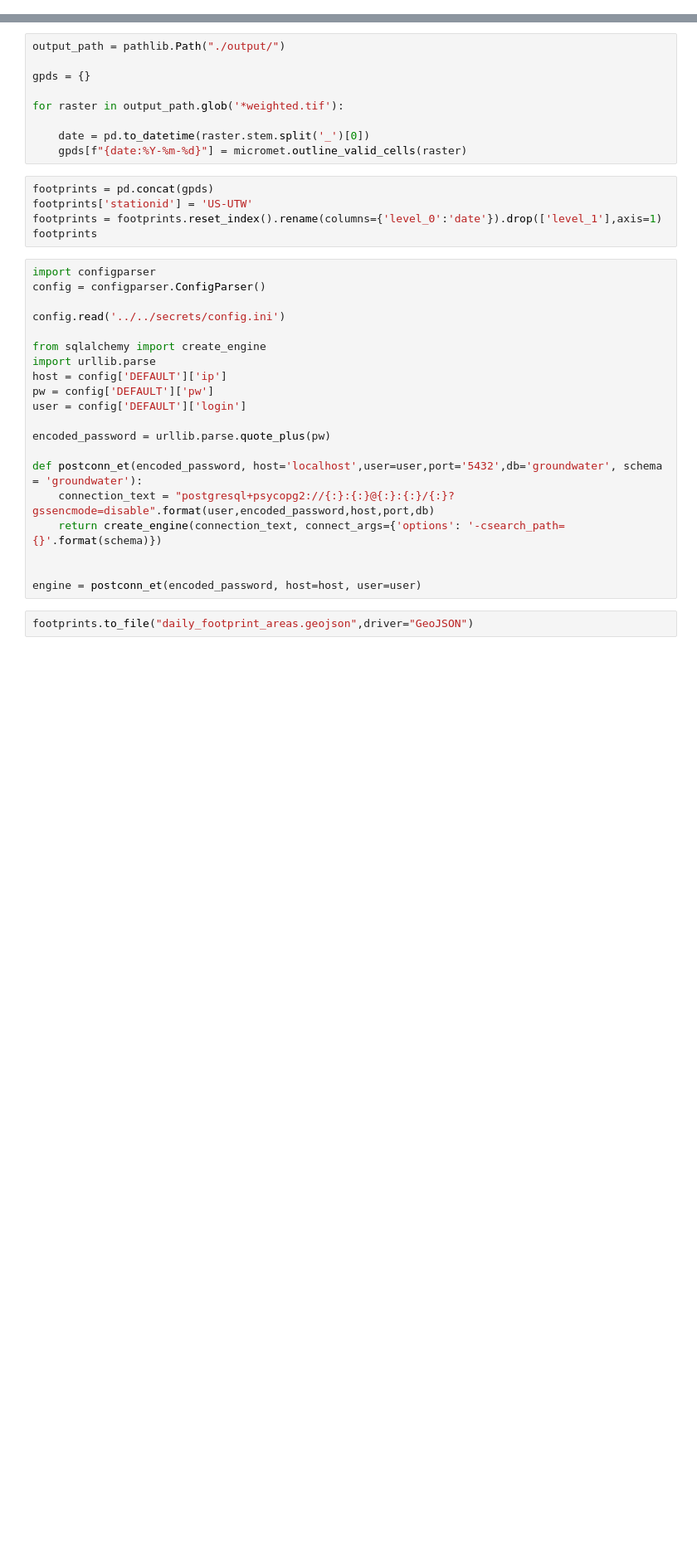
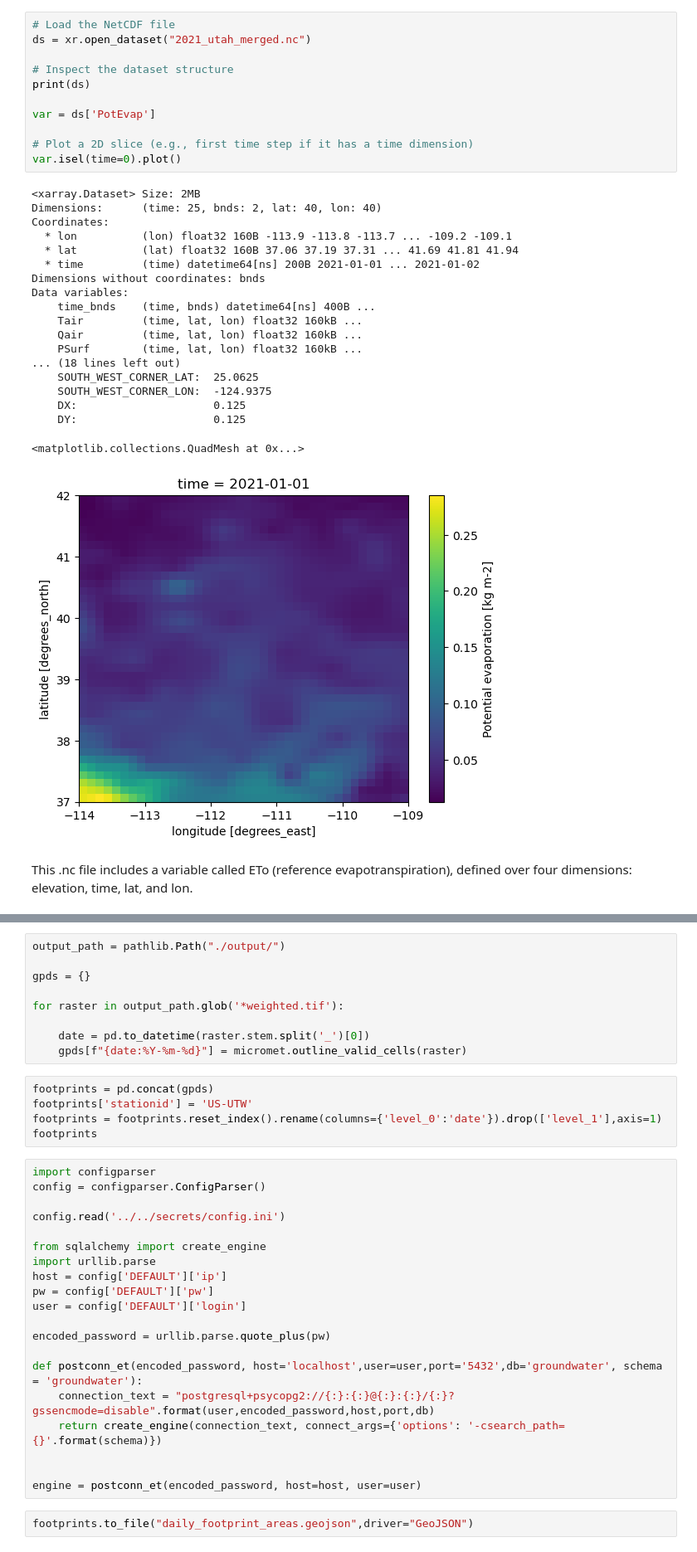
Before and after one commit to inkenbrandt/footprints, a Jupyter notebook: docs/notebooks/NLDAS_Download_and_Summarize.ipynb, the cells around one changed output, grey strips where cells are left out. Shown: that part at 83% size. Drawn from its saved outputs; the diff is of its cells as text; blank space fills up the shorter version.

```diff
--- a/docs/notebooks/NLDAS_Download_and_Summarize.ipynb
+++ b/docs/notebooks/NLDAS_Download_and_Summarize.ipynb
@@ -52 +109,34 @@ micromet.clip_to_utah_merge(file_dir="./NLDAS_data/", years = [2021,2022,2023,20
+# %%
+# Load the NetCDF file
+ds = xr.open_dataset("2021_utah_merged.nc")
+
+# Inspect the dataset structure
+print(ds)
+
+var = ds['PotEvap']
+
+# Plot a 2D slice (e.g., first time step if it has a time dimension)
+var.isel(time=0).plot()
+# %% [output]
+<xarray.Dataset> Size: 2MB
+Dimensions:      (time: 25, bnds: 2, lat: 40, lon: 40)
+Coordinates:
+  * lon          (lon) float32 160B -113.9 -113.8 -113.7 ... -109.2 -109.1
+  * lat          (lat) float32 160B 37.06 37.19 37.31 ... 41.69 41.81 41.94
+  * time         (time) datetime64[ns] 200B 2021-01-01 ... 2021-01-02
+Dimensions without coordinates: bnds
+Data variables:
+    time_bnds    (time, bnds) datetime64[ns] 400B ...
+    Tair         (time, lat, lon) float32 160kB ...
+    Qair         (time, lat, lon) float32 160kB ...
+    PSurf        (time, lat, lon) float32 160kB ...
+... (18 lines left out)
+    SOUTH_WEST_CORNER_LAT:  25.0625
+    SOUTH_WEST_CORNER_LON:  -124.9375
+    DX:                     0.125
+    DY:                     0.125
+<matplotlib.collections.QuadMesh at 0x...>
+[figure, added]
+# %% [markdown]
+This .nc file includes a variable called ETo (reference evapotranspiration), defined over four dimensions: elevation, time, lat, and lon.
 # %%
```
Also changed, not shown: parts of 16 cells of this notebook, 11 other files.
